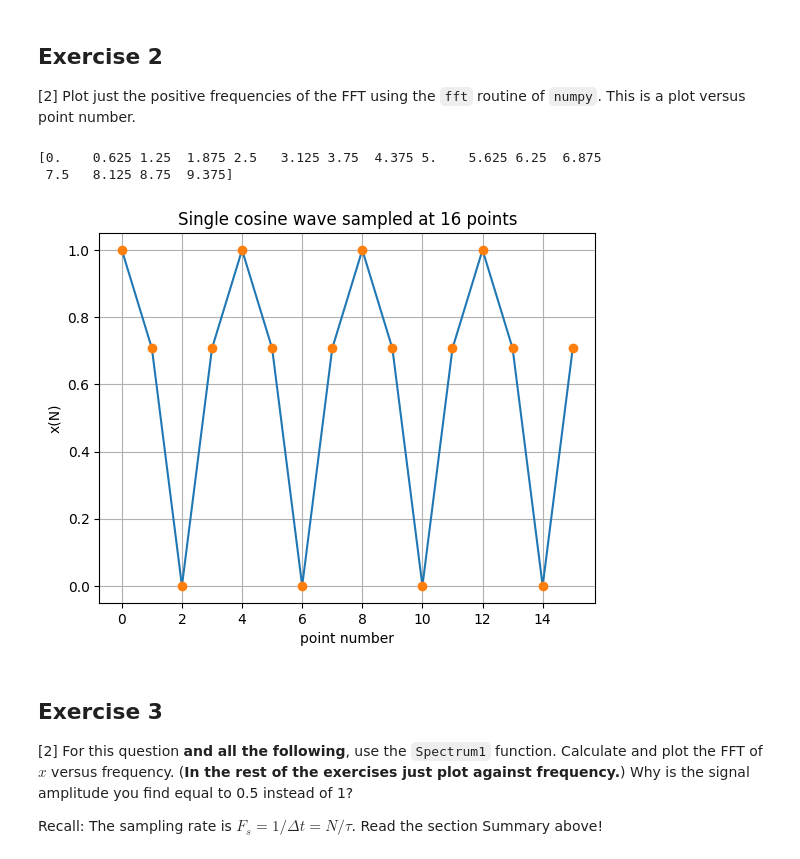
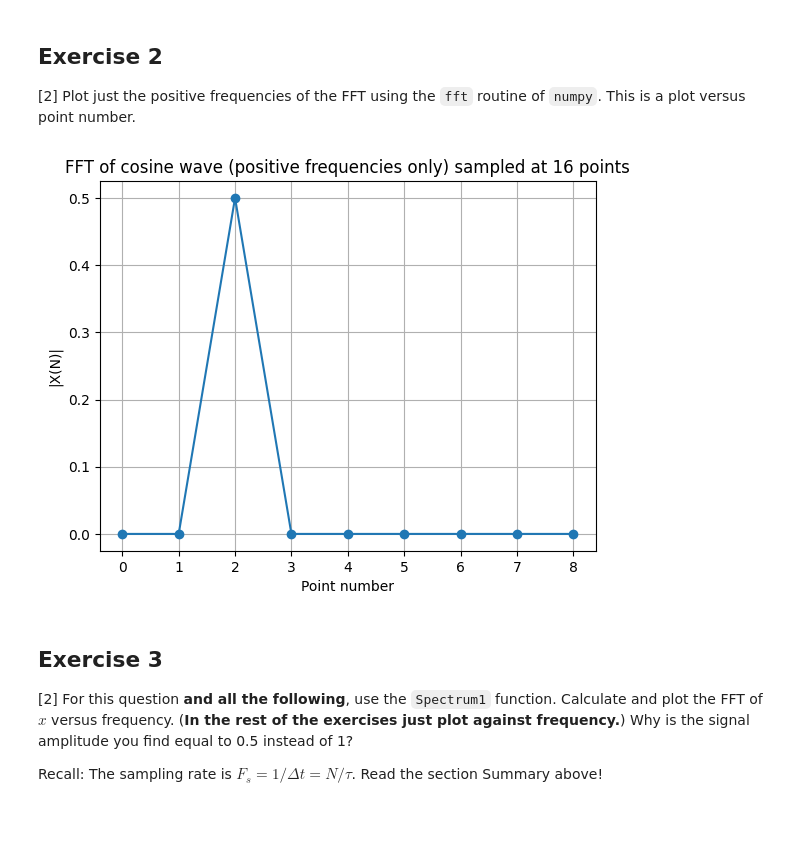
Before and after one commit to PX2145-2025/week-10-b-lowri-nicholls, a Jupyter notebook: FFT.ipynb, the cells around one changed output. Drawn from its saved outputs; the diff is of its cells as text; code cells hidden in the pictures; blank space fills up the shorter version.

```diff
--- a/FFT.ipynb
+++ b/FFT.ipynb
@@ -382,31 +382,28 @@ plt.show()
 ## Exercise 2
 [2] Plot just the positive frequencies of the FFT using the `fft` routine of `numpy`. This is a plot versus point number.
 # %%
-# Examine a small number of points to see what happens more easily
-N=16 # the fft algorithm is fastest for N a power of 2
+N=16 #the fft algorithm is fastest for N a power of 2
 tau = 10.0 # time length
 t = np.linspace(0, tau, N, endpoint=False) # creates N points to cover tau seconds
 # Choose endpoint False so that signal would fit exactly periodically within tau
-print(t)
-#
-fq = 0.2 # frequency in Hz
+#print(t)
+fq = 0.2 #frequency in Hz
 x = np.cos(2*np.pi*fq*t) # create x array, amplitude 1.0
 
-#def positive(x):
-#    return [y for x in y if x > 0] or None
+#Calculate the FFT and normalise
+X = fft(x)/N
 
-plt.plot(np.abs(x)) #taking magnitude of all points to plot only positive
-plt.plot(np.abs(x), 'o') # show as points and line
-# Note how the plot is exactly periodic
+#Take just the positive frequency values
+#Positive frequencies are from index 0 to N//2
+X_positive_freq = X[0:N//2+1]
 
-plt.title('Single cosine wave sampled at {} points'.format(N))
-plt.xlabel('point number')
-plt.ylabel('x(N)')
+plt.plot(np.abs(X_positive_freq), 'o-') # Plot magnitude of positive frequencies vs point number
+plt.title('FFT of cosine wave (positive frequencies only) sampled at 16 points')
+plt.xlabel('Point number')
+plt.ylabel('|X(N)|')
 plt.grid()
 # %% [output]
-[0.    0.625 1.25  1.875 2.5   3.125 3.75  4.375 5.    5.625 6.25  6.875
- 7.5   8.125 8.75  9.375]
-[figure, old version]
+[figure, new version]
 # %% [markdown]
 ## Exercise 3
 
```
Also changed, not shown: parts of 18 cells of this notebook.
